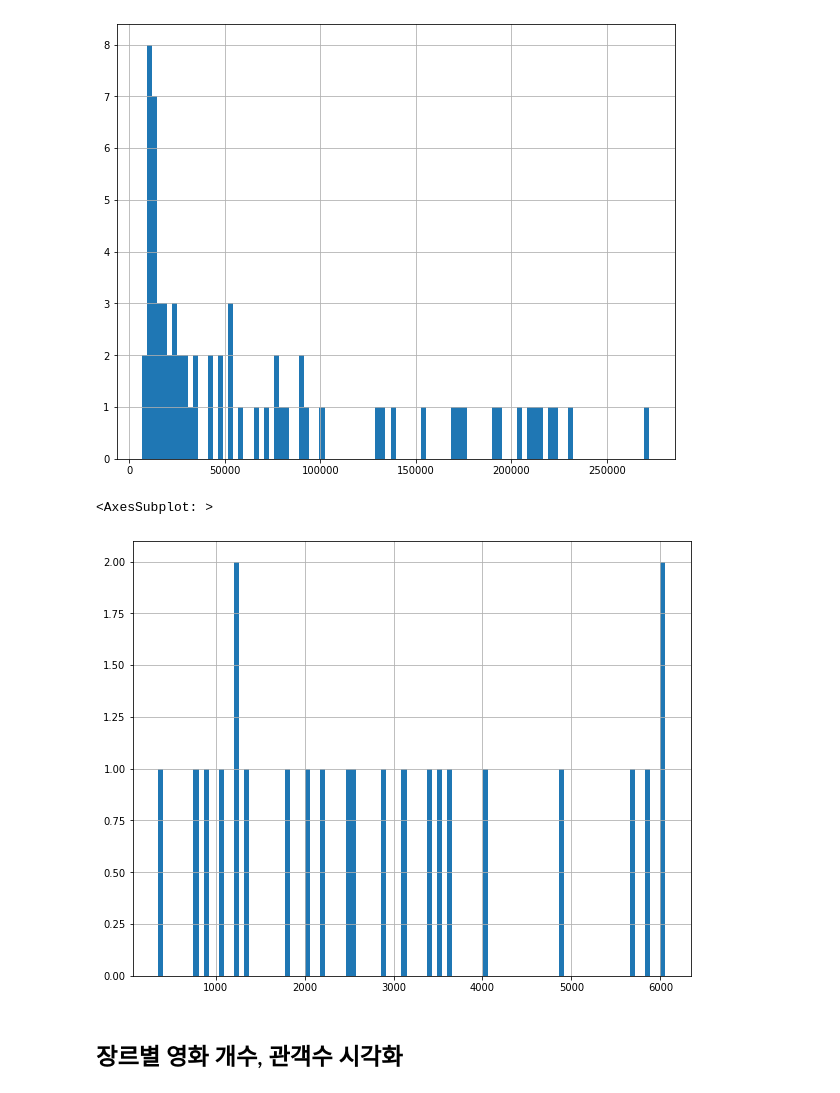
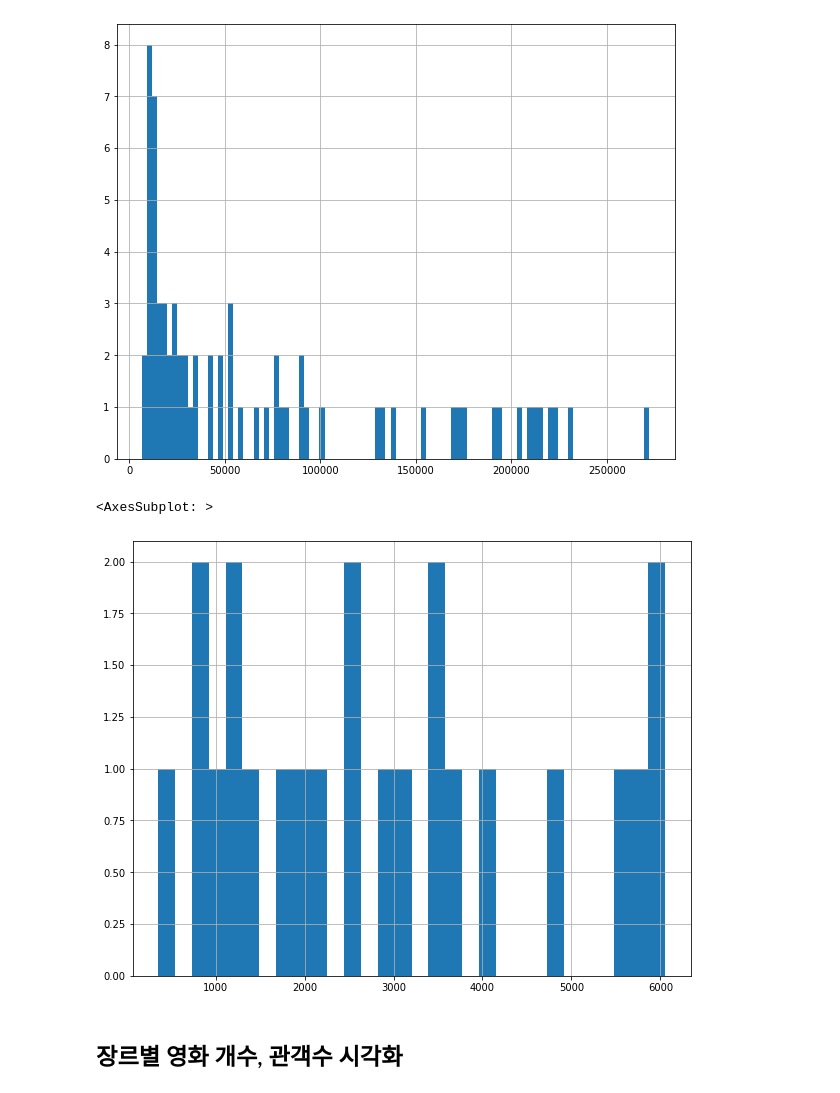
Before and after one commit to boostcampaitech4lv23recsys2/level2_movierecommendation_recsys-level2-recsys-08, a Jupyter notebook: EDA/EDA_cwj.ipynb, the cells around one changed output. Cells and saved outputs as stored; diff of their text form; code cells hidden in the pictures.

```diff
--- a/EDA/EDA_cwj.ipynb
+++ b/EDA/EDA_cwj.ipynb
@@ -916,10 +968,10 @@ year_df.year.value_counts()[:70].hist(bins=100, figsize=(10,8))
 [figure]
 # %%
 # 그 외 년도들의 seen count
-year_df.year.value_counts()[70:].hist(bins=100, figsize=(10,8))
+year_df.year.value_counts()[70:].hist(bins=30, figsize=(10,8))
 # %% [output]
 <AxesSubplot: >
-[figure, old version]
+[figure, new version]
 # %% [markdown]
 ## 장르별 영화 개수, 관객수 시각화
 # %%
```
Also changed, not shown: parts of 11 cells of this notebook.
